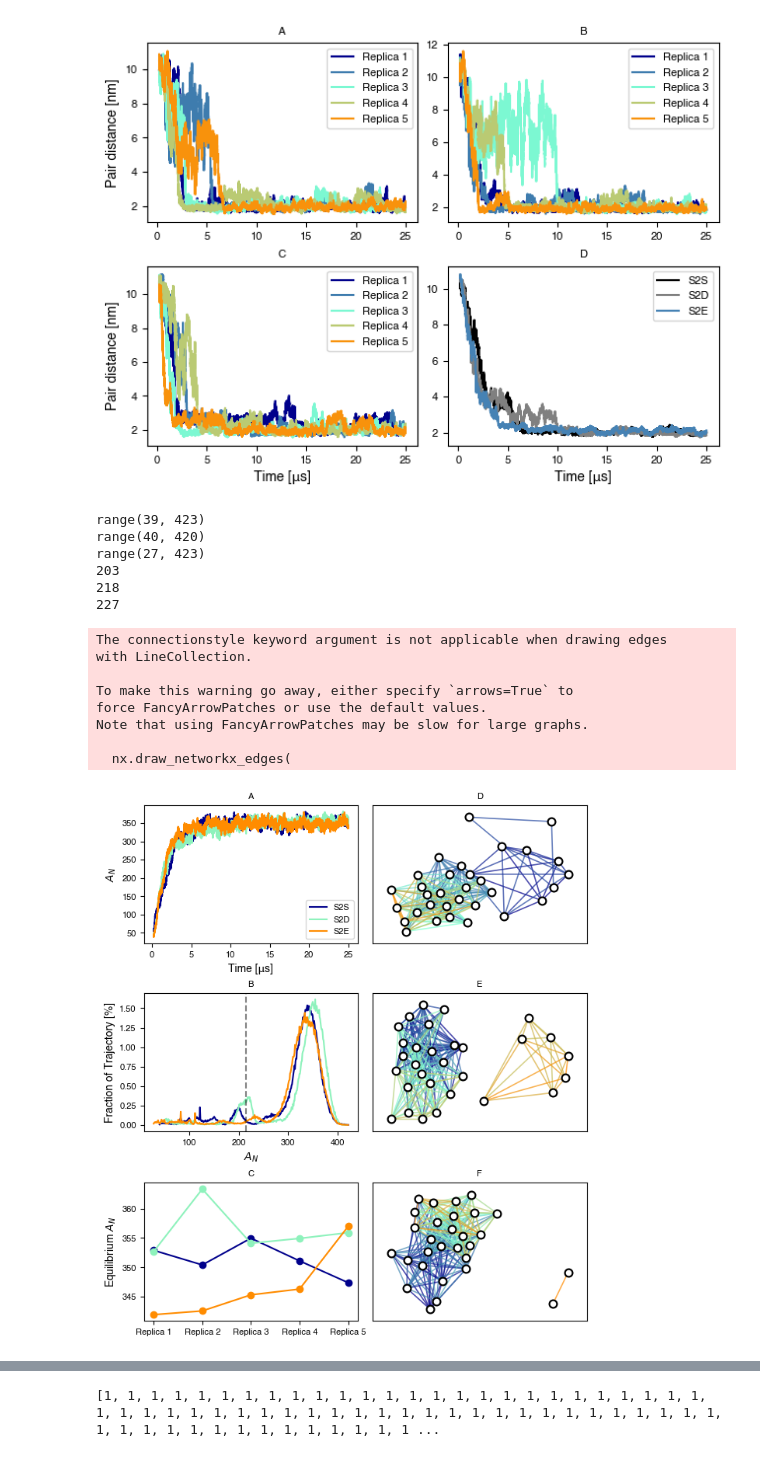
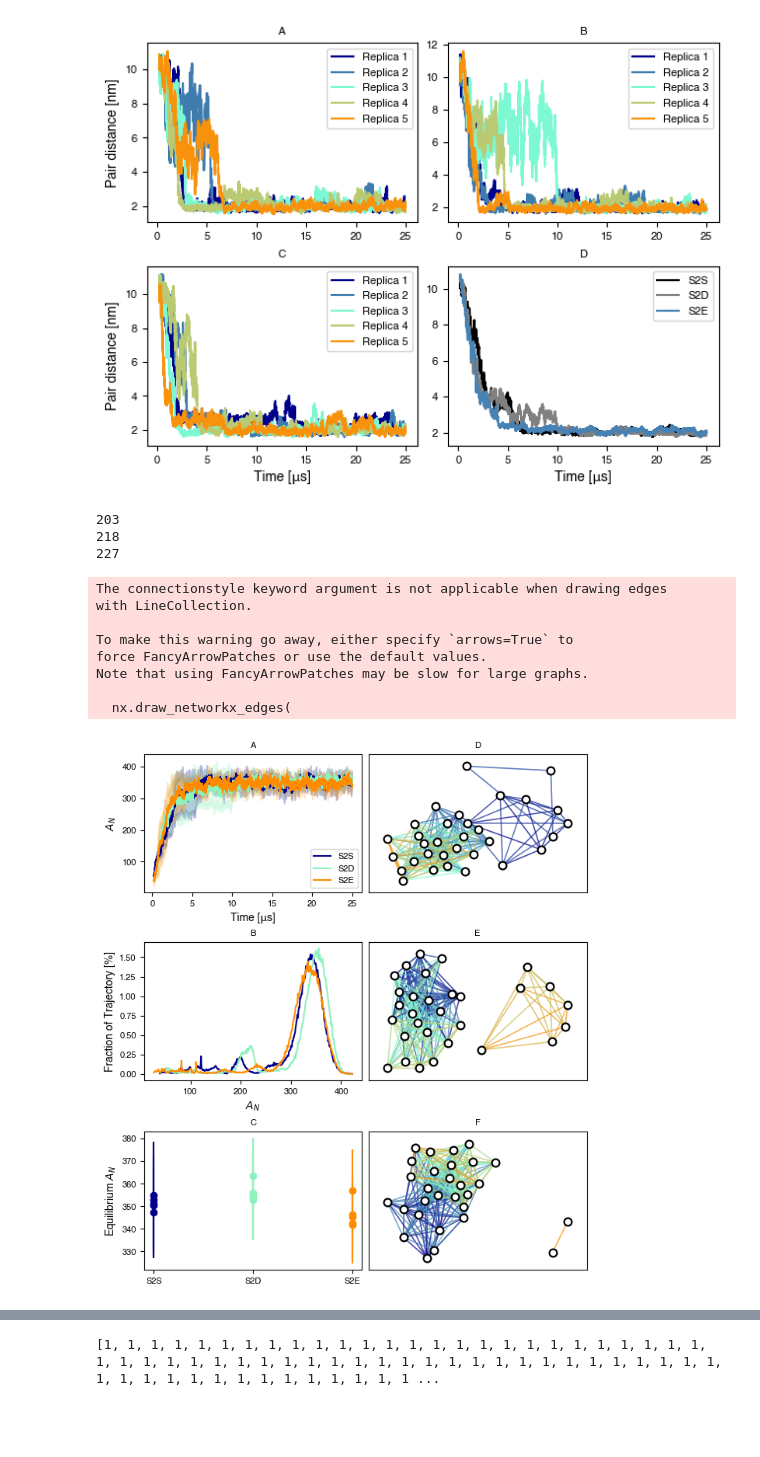
Before and after one commit to oskasve/An-Integrative-Assessment-of-the-Self-association-of-Histatin-1-using-Multiscale-Modeling, a Jupyter notebook: Phospho_mimics.ipynb, the cells around one changed output, grey strips where cells are left out. Saved outputs shown, nothing was run; the diff lists cells and outputs as text; code cells hidden in the pictures; blank space fills up the shorter version.

```diff
--- a/Phospho_mimics.ipynb
+++ b/Phospho_mimics.ipynb
@@ -146,14 +146,16 @@ def cluster_check(asso_array, pairs):
         counter += 1
     return cluster_range, cluster_count
 # %%
-def trial_ave(work_dir, t):
+def trial_ave(work_dir):
     replica_ave = []
-    for trial in range(1, t, 1):
+    std_rep = []
+    for trial in range(1, 6, 1):
         t, asso_list, asso_array = A_N_func(work_dir + '/Trial' + str(trial) + '/')
         asso_list = np.array(asso_list)
         asso_range_temp, asso_count = asso_counting(asso_list)
         cluster_range_temp, cluster_count = cluster_check(asso_array, pairs)
         replica_ave.append(sum(asso_list[20000:-1])/len(asso_list[20000:-1]))
+        std_rep.append(np.std(np.array(asso_list[20000:-1])))
 
         if trial == 1:
             asso_total = asso_list
@@ -162,9 +164,12 @@ def trial_ave(work_dir, t):
             cluster_range = cluster_range_temp
             cluster_total_count = cluster_count
             bar_thing = sum(asso_array[-1])
+            std_array = np.zeros((5, len(asso_total)))
+            std_array[trial - 1] = asso_list
         else:
             asso_total += asso_list
             bar_thing += sum(asso_array[-1])
+            std_array[trial - 1] = asso_list
 
             if len(asso_total_count) > len(asso_count):
                 while len(asso_total_count) > len(asso_count):
@@ -193,7 +198,8 @@ def trial_ave(work_dir, t):
     asso_total_count = asso_total_count/5
     cluster_total_count = cluster_total_count/5
     bar_thing = bar_thing/5
-    return (t*(10**-6)), asso_total, asso_range, asso_total_count, replica_ave, bar_thing, asso_array, cluster_range, cluster_total_count
+    std_asso = np.std(std_array, axis=0)
+    return (t*(10**-6)), asso_total, asso_range, asso_total_count, replica_ave, bar_thing, asso_array, cluster_range, cluster_total_count, std_rep, std_asso
 # %%
 def cluster_vis(asso_array, axis1, axis2):
     connections = []
@@ -246,58 +252,61 @@ ax[0, 1].tick_params(labelsize=font)
 ax[1, 1].tick_params(labelsize=font)
 ax[2, 1].tick_params(labelsize=font)
 
-t, asso_total, asso_range, asso_total_count, replica_ave, bar_thing, asso_array_S2S, cluster_range, cluster_total_count = trial_ave(S2S)
-ax[0, 0].plot(t, asso_total, color=color_list[0])
+t, asso_total, asso_range, asso_total_count, replica_ave, bar_thing, asso_array_S2S, cluster_range, cluster_total_count, std_rep, std_asso = trial_ave(S2S)
+ax[0, 0].plot(t, asso_total, color=color_list[0], label='S2S')
+ax[0, 0].fill_between(t, asso_total - std_asso, asso_total + std_asso, alpha=0.25, color=color_list[0])
 ax[1, 0].plot(asso_range, ((asso_total_count/sum(asso_total_count))*100), color=color_list[0])
-ax[2, 0].plot(['Replica 1', 'Replica 2', 'Replica 3', 'Replica 4', 'Replica 5'], replica_ave, color=color_list[0], marker='o')
-print(asso_range)
+for (rep, s) in zip(replica_ave, std_rep):
+    ax[2, 0].errorbar('S2S', rep, yerr=s, color=color_list[0], marker='o', linestyle='')
+#print(asso_range)
 
-t, asso_total, asso_range, asso_total_count, replica_ave, bar_thing, asso_array_S2D, cluster_range, cluster_total_count = trial_ave(S2D)
-ax[0, 0].plot(t, asso_total, color=color_list[55])
+t, asso_total, asso_range, asso_total_count, replica_ave, bar_thing, asso_array_S2D, cluster_range, cluster_total_count, std_rep, std_asso = trial_ave(S2D)
+ax[0, 0].plot(t, asso_total, color=color_list[55], label='S2D')
+ax[0, 0].fill_between(t, asso_total - std_asso, asso_total + std_asso, alpha=0.25, color=color_list[55])
 ax[1, 0].plot(asso_range, ((asso_total_count/sum(asso_total_count))*100), color=color_list[55])
-ax[2, 0].plot(['Replica 1', 'Replica 2', 'Replica 3', 'Replica 4', 'Replica 5'], replica_ave, color=color_list[55], marker='o')
-print(asso_range)
+for (rep, s) in zip(replica_ave, std_rep):
+    ax[2, 0].errorbar('S2D', rep, yerr=s, color=color_list[55], marker='o', linestyle='')
+#print(asso_range)
 
-t, asso_total, asso_range, asso_total_count, replica_ave, bar_thing, asso_array_S2E, cluster_range, cluster_total_count = trial_ave(S2E)
-ax[0, 0].plot(t, asso_total, color=color_list[99])
+t, asso_total, asso_range, asso_total_count, replica_ave, bar_thing, asso_array_S2E, cluster_range, cluster_total_count, std_re, std_asso = trial_ave(S2E)
+ax[0, 0].plot(t, asso_total, color=color_list[99], label='S2E')
+ax[0, 0].fill_between(t, asso_total - std_asso, asso_total + std_asso, alpha=0.25, color=color_list[99])
 ax[1, 0].plot(asso_range, ((asso_total_count/sum(asso_total_count))*100), color=color_list[99])
-ax[2, 0].plot(['Replica 1', 'Replica 2', 'Replica 3', 'Replica 4', 'Replica 5'], replica_ave, color=color_list[99], marker='o')
-print(asso_range)
+for (rep, s) in zip(replica_ave, std_rep):
+    ax[2, 0].errorbar('S2E', rep, yerr=s, color=color_list[99], marker='o', linestyle='')
+#print(asso_range)
 
 cluster_vis(asso_array_S2S[1640], 0, 1)
 cluster_vis(asso_array_S2D[1225], 1, 1)
 cluster_vis(asso_array_S2E[525], 2, 1)
 
-ax[1, 0].axvline(215, color='black', alpha=0.5, linestyle='--')
+#ax[1, 0].axvline(215, color='black', alpha=0.5, linestyle='--')
 #ax[1, 0].axvline(218, color='black', alpha=0.5, linestyle='--')
 #ax[1, 0].axvline(227, color='black', alpha=0.5, linestyle='--')
 
 ax[0, 0].set_title("A", fontsize=font)
 ax[1, 0].set_title("B", fontsize=font)
 ax[2, 0].set_title("C", fontsize=font)
 ax[0, 1].set_title("D", fontsize=font)
 ax[1, 1].set_title("E", fontsize=font)
 ax[2, 1].set_title("F", fontsize=font)
 ax[0, 0].set_ylabel('$A_{N}$', fontsize=font_label)
 ax[2, 0].set_ylabel('Equilibrium $A_{N}$', fontsize=font_label)
 ax[1, 0].set_ylabel('Fraction of Trajectory [%]', fontsize=font_label)
 ax[0, 0].set_xlabel('Time [μs]', fontsize=font_label)
 ax[1, 0].set_xlabel('$A_{N}$', fontsize=font_label)
-ax[0, 0].legend(['S2S', 'S2D', 'S2E'], fontsize=font)
+ax[0, 0].legend(fontsize=font)
 plt.savefig('/Users/oskarsvensson/Desktop/Current/Hst1_asso/New_new_figures/phospho_mimic.pdf', dpi=1000)
 # %% [output]
-range(39, 423)
-range(40, 420)
-range(27, 423)
 203
 218
 227
 The connectionstyle keyword argument is not applicable when drawing edges
 with LineCollection.
 
 To make this warning go away, either specify `arrows=True` to
 force FancyArrowPatches or use the default values.
 Note that using FancyArrowPatches may be slow for large graphs.
 
   nx.draw_networkx_edges(
-[figure, old version]
+[figure, new version]
```
Also changed, not shown: parts of 1 cell of this notebook.
